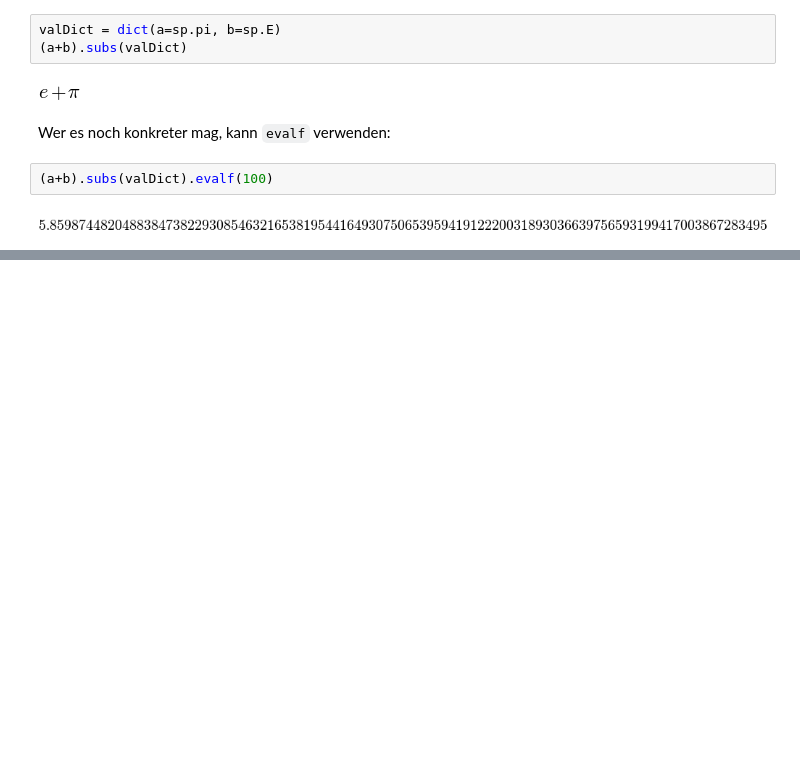
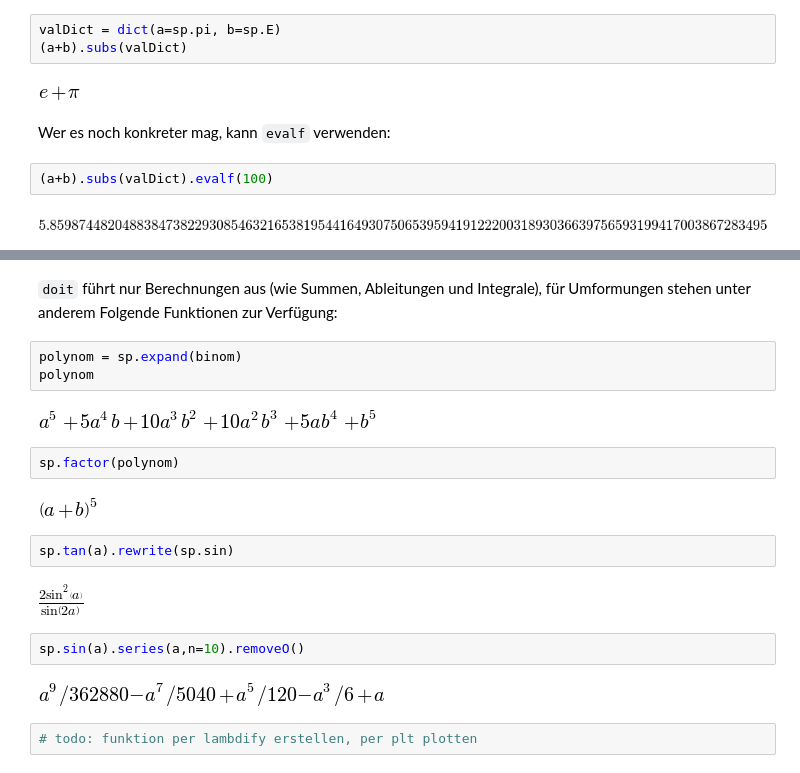
Before and after one commit to hrenkap/scipy_workshop, a Jupyter notebook: Workshop1.ipynb, the cells around one changed output, grey strips where cells are left out. Drawn from its saved outputs; the diff is of its cells as text; blank space fills up the shorter version.

Commit message:
More SymPy funktions

```diff
--- a/Workshop1.ipynb
+++ b/Workshop1.ipynb
@@ -290,0 +302,21 @@ Wer es noch konkreter mag, kann `evalf` verwenden:
+# %% [markdown]
+`doit` führt nur Berechnungen aus (wie Summen, Ableitungen und Integrale), für Umformungen stehen unter anderem Folgende Funktionen zur Verfügung:
+# %%
+polynom = sp.expand(binom)
+polynom
+# %% [output]
+[figure, added]
+# %%
+sp.factor(polynom)
+# %% [output]
+[figure, added]
+# %%
+sp.tan(a).rewrite(sp.sin)
+# %% [output]
+[figure, added]
+# %%
+sp.sin(a).series(a,n=10).removeO()
+# %% [output]
+[figure, added]
+# %%
+# todo: funktion per lambdify erstellen, per plt plotten
```
Also changed, not shown: parts of 6 cells of this notebook.
